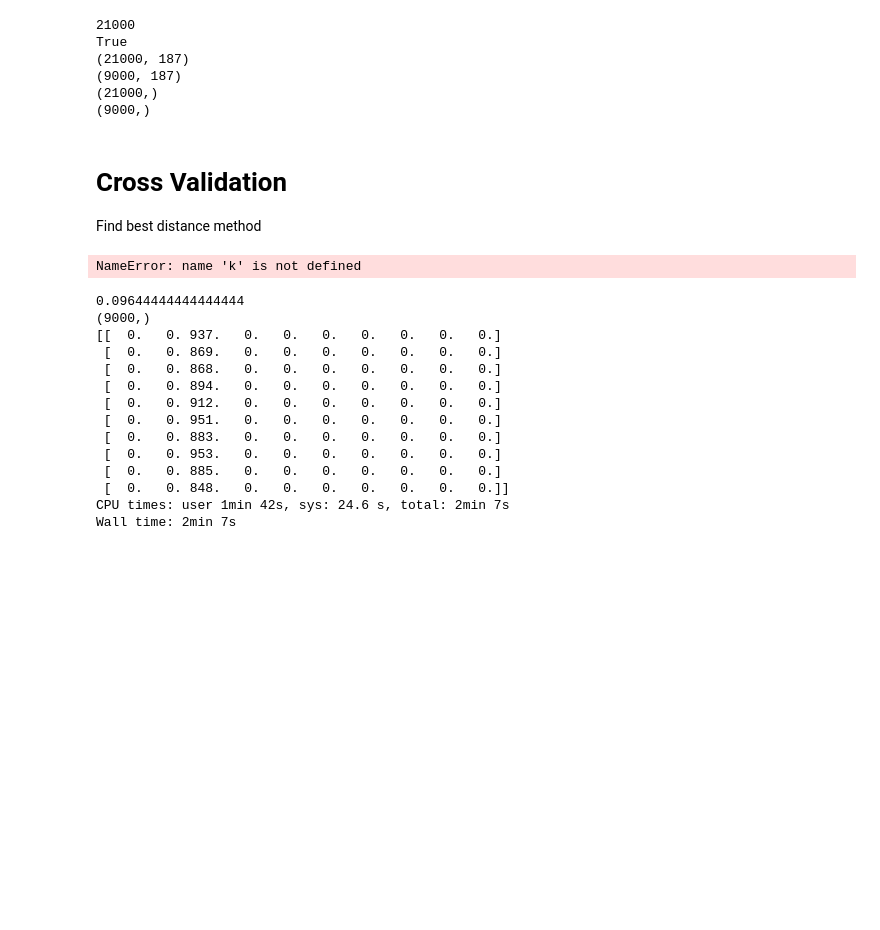
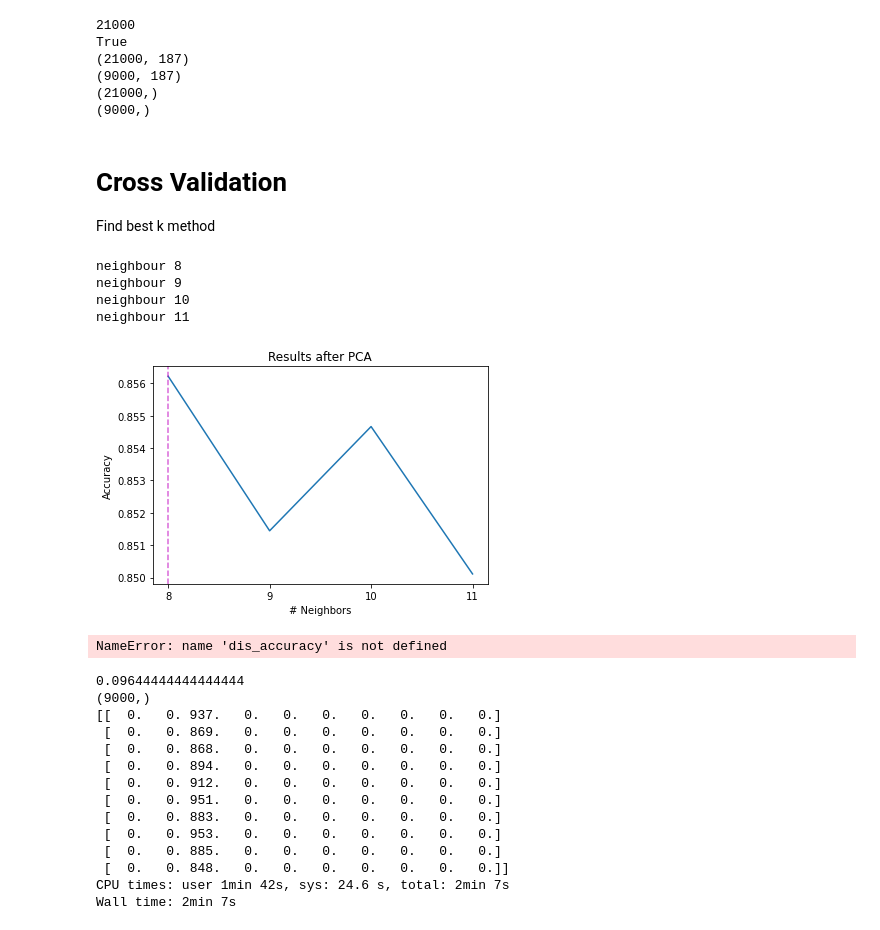
Before and after one commit to kevinlu2/COMP5318-Machine-Learning-and-Data-Mining, a Jupyter notebook: Assignment 1/A1_kNN.ipynb, the cells around one changed output. Cells and saved outputs as stored; diff of their text form; code cells hidden in the pictures; blank space fills up the shorter version.

```diff
--- a/Assignment 1/A1_kNN.ipynb
+++ b/Assignment 1/A1_kNN.ipynb
@@ -131,7 +131,7 @@ def calc_knn1(X, y, K, X_q):
     dis = ((X - X_q)**2).sum(axis=1) #calculate distance between X_q and each training point
     arg_ascending = np.argsort(dis)
 
-    classes = np.zeros(K+1)
+    classes = np.zeros(10)
     for i in range(K):
         classes[y[arg_ascending[i]]]+= 1
     return np.argmax(classes)
@@ -196,7 +196,35 @@ True
 (9000,)
 # %% [markdown]
 # Cross Validation
-Find best distance method
+Find best k method
+# %%
+k_list = np.arange(7, 10)
+score_list = []
+for k in k_list:
+    y_pred = np.empty((len(X_val)))
+    print("neighbour", k)
+    for i in range(len(y_val)):
+        y_pred[i]= calc_knn1(X_train, y_train, k, X_val[i,:])
+    score_list.append(get_accuracy(y_pred, y_val))
+score_list = np.array(score_list)
+k = np.argmax(score_list)
+# %% [output]
+neighbour 8
+neighbour 9
+neighbour 10
+neighbour 11
+# %%
+fig, ax = plt.subplots()
+n_comp_list = np.arange(7, 10)
+ax.plot(k_list, score_list)
+ax.axvline(n_comp_list[np.argmax(score_list)], c='m', linestyle='--', alpha=0.6)
+ax.set_xlabel('# Neighbors')
+ax.set_ylabel('Accuracy')
+ax.set_xticks(k_list)
+ax.set_title('Results after PCA')
+plt.show()
+# %% [output]
+[figure, added]
 # %%
 # %%time
 # k = 9
@@ -231,6 +259,7 @@ Find best distance method
 # np.sum(y_true == y_pred[:y_true.shape[0]])/len(y_true)
 # %%
 %%time
+k=9
 out_class = np.empty((len(X_val)))
 for i in range(len(y_val)):
     out_class[i] = calc_knn_euclidean(X_train, y_train, k, X_val[i,:])
@@ -253,7 +282,7 @@ np.sum(y_true == y_pred[:y_true.shape[0]])/len(y_true)
 
 print(y_pred[:10])
 # %% [output]
-NameError: name 'k' is not defined
+NameError: name 'dis_accuracy' is not defined
 # %%
 # %%time
 # out_class = np.empty((len(X_val)))
```
Also changed, not shown: parts of 2 cells of this notebook.
